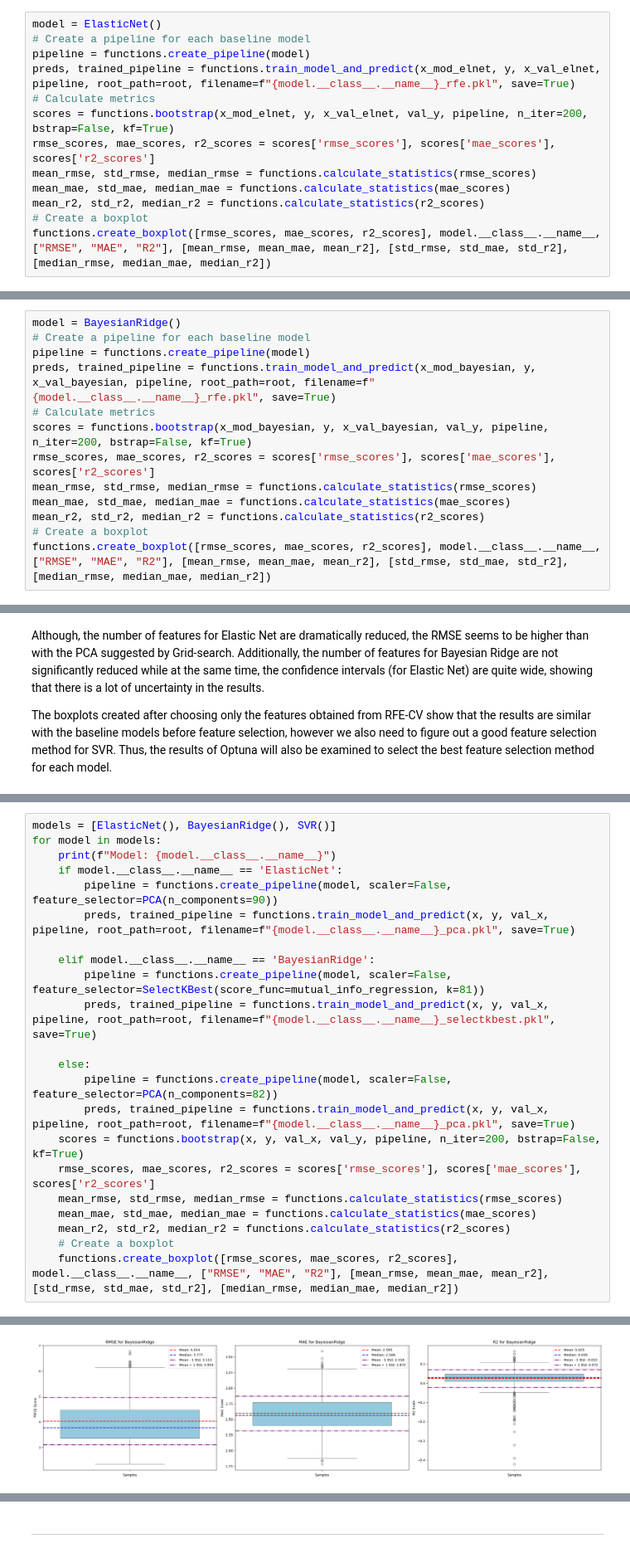
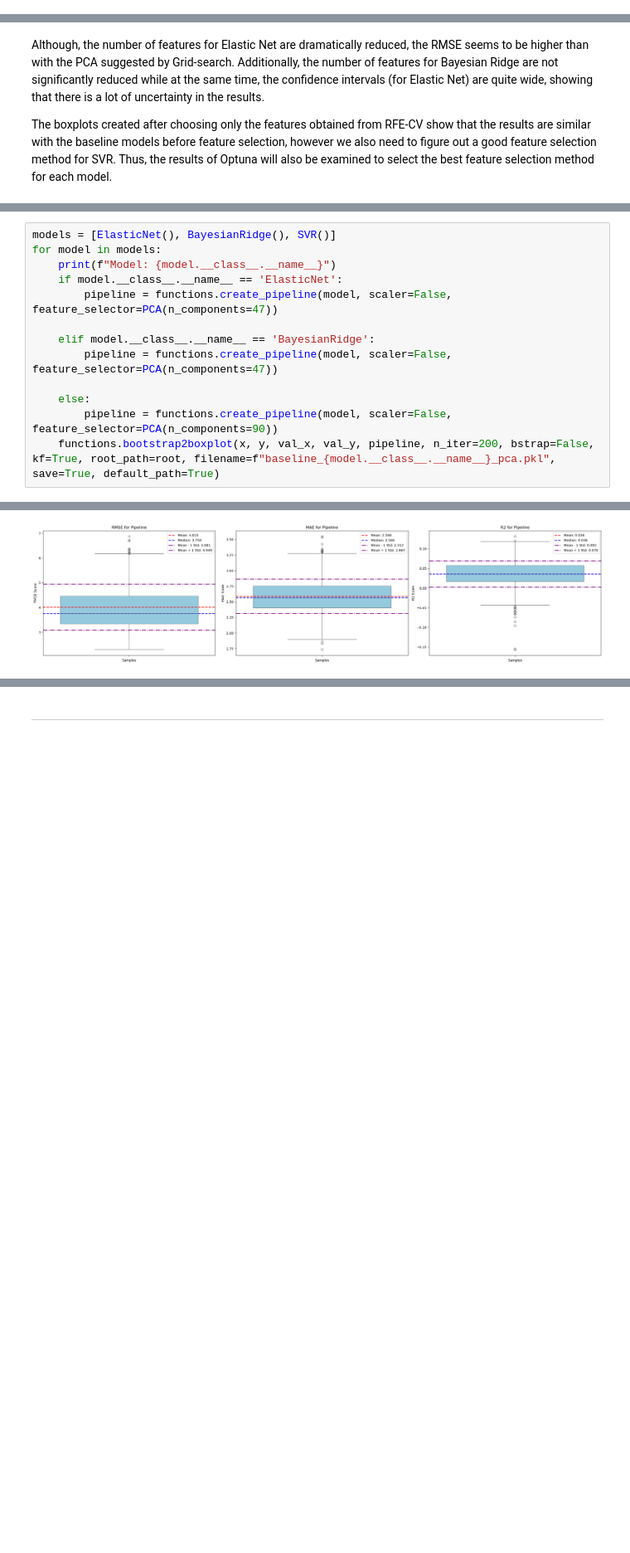
Before and after one commit to RafailTn/Assignment-1, a Jupyter notebook: notebooks/model_analysis.ipynb, the cells around one changed output, grey strips where cells are left out. Shown at 83% size. Drawn from its saved outputs; the diff is of its cells as text; blank space fills up the shorter version.

```diff
--- a/notebooks/model_analysis.ipynb
+++ b/notebooks/model_analysis.ipynb
@@ -210,16 +199,3 @@ print(x_mod_bayesian.shape)
 # %% [output]
 (489, 7)
 (489, 134)
-# %%
-model = ElasticNet()
-# Create a pipeline for each baseline model
-pipeline = functions.create_pipeline(model)
-preds, trained_pipeline = functions.train_model_and_predict(x_mod_elnet, y, x_val_elnet, pipeline, root_path=root, filename=f"{model.__class__.__name__}_rfe.pkl", save=True)
-# Calculate metrics
-scores = functions.bootstrap(x_mod_elnet, y, x_val_elnet, val_y, pipeline, n_iter=200, bstrap=False, kf=True)
-rmse_scores, mae_scores, r2_scores = scores['rmse_scores'], scores['mae_scores'], scores['r2_scores']
-mean_rmse, std_rmse, median_rmse = functions.calculate_statistics(rmse_scores)
-mean_mae, std_mae, median_mae = functions.calculate_statistics(mae_scores)
-mean_r2, std_r2, median_r2 = functions.calculate_statistics(r2_scores)
-# Create a boxplot
-functions.create_boxplot([rmse_scores, mae_scores, r2_scores], model.__class__.__name__, ["RMSE", "MAE", "R2"], [mean_rmse, mean_mae, mean_r2], [std_rmse, std_mae, std_r2], [median_rmse, median_mae, median_r2])
@@ -228,13 +201,0 @@ functions.create_boxplot([rmse_scores, mae_scores, r2_scores], model.__class__._
-# %%
-model = BayesianRidge()
-# Create a pipeline for each baseline model
-pipeline = functions.create_pipeline(model)
-preds, trained_pipeline = functions.train_model_and_predict(x_mod_bayesian, y, x_val_bayesian, pipeline, root_path=root, filename=f"{model.__class__.__name__}_rfe.pkl", save=True)
-# Calculate metrics
-scores = functions.bootstrap(x_mod_bayesian, y, x_val_bayesian, val_y, pipeline, n_iter=200, bstrap=False, kf=True)
-rmse_scores, mae_scores, r2_scores = scores['rmse_scores'], scores['mae_scores'], scores['r2_scores']
-mean_rmse, std_rmse, median_rmse = functions.calculate_statistics(rmse_scores)
-mean_mae, std_mae, median_mae = functions.calculate_statistics(mae_scores)
-mean_r2, std_r2, median_r2 = functions.calculate_statistics(r2_scores)
-# Create a boxplot
-functions.create_boxplot([rmse_scores, mae_scores, r2_scores], model.__class__.__name__, ["RMSE", "MAE", "R2"], [mean_rmse, mean_mae, mean_r2], [std_rmse, std_mae, std_r2], [median_rmse, median_mae, median_r2])
@@ -318,30 +299,21 @@ According to Optuna:
 # %%
 models = [ElasticNet(), BayesianRidge(), SVR()]
 for model in models:
     print(f"Model: {model.__class__.__name__}")
     if model.__class__.__name__ == 'ElasticNet':
-        pipeline = functions.create_pipeline(model, scaler=False, feature_selector=PCA(n_components=90))
-        preds, trained_pipeline = functions.train_model_and_predict(x, y, val_x, pipeline, root_path=root, filename=f"{model.__class__.__name__}_pca.pkl", save=True)
+        pipeline = functions.create_pipeline(model, scaler=False, feature_selector=PCA(n_components=47))
 
     elif model.__class__.__name__ == 'BayesianRidge':
-        pipeline = functions.create_pipeline(model, scaler=False, feature_selector=SelectKBest(score_func=mutual_info_regression, k=81))
-        preds, trained_pipeline = functions.train_model_and_predict(x, y, val_x, pipeline, root_path=root, filename=f"{model.__class__.__name__}_selectkbest.pkl", save=True)
+        pipeline = functions.create_pipeline(model, scaler=False, feature_selector=PCA(n_components=47))
 
     else:
-        pipeline = functions.create_pipeline(model, scaler=False, feature_selector=PCA(n_components=82))
-        preds, trained_pipeline = functions.train_model_and_predict(x, y, val_x, pipeline, root_path=root, filename=f"{model.__class__.__name__}_pca.pkl", save=True)
-    scores = functions.bootstrap(x, y, val_x, val_y, pipeline, n_iter=200, bstrap=False, kf=True)
-    rmse_scores, mae_scores, r2_scores = scores['rmse_scores'], scores['mae_scores'], scores['r2_scores']
-    mean_rmse, std_rmse, median_rmse = functions.calculate_statistics(rmse_scores)
-    mean_mae, std_mae, median_mae = functions.calculate_statistics(mae_scores)
-    mean_r2, std_r2, median_r2 = functions.calculate_statistics(r2_scores)
-    # Create a boxplot
-    functions.create_boxplot([rmse_scores, mae_scores, r2_scores], model.__class__.__name__, ["RMSE", "MAE", "R2"], [mean_rmse, mean_mae, mean_r2], [std_rmse, std_mae, std_r2], [median_rmse, median_mae, median_r2])
+        pipeline = functions.create_pipeline(model, scaler=False, feature_selector=PCA(n_components=90))
+    functions.bootstrap2boxplot(x, y, val_x, val_y, pipeline, n_iter=200, bstrap=False, kf=True, root_path=root, filename=f"baseline_{model.__class__.__name__}_pca.pkl", save=True, default_path=True)
 # %% [output]
 Model: ElasticNet
 [figure]
 Model: BayesianRidge
-[figure, old version]
+[figure, new version]
 Model: SVR
 [figure]
 # %% [markdown]
```
Also changed, not shown: parts of 38 cells of this notebook, 35 other files.
